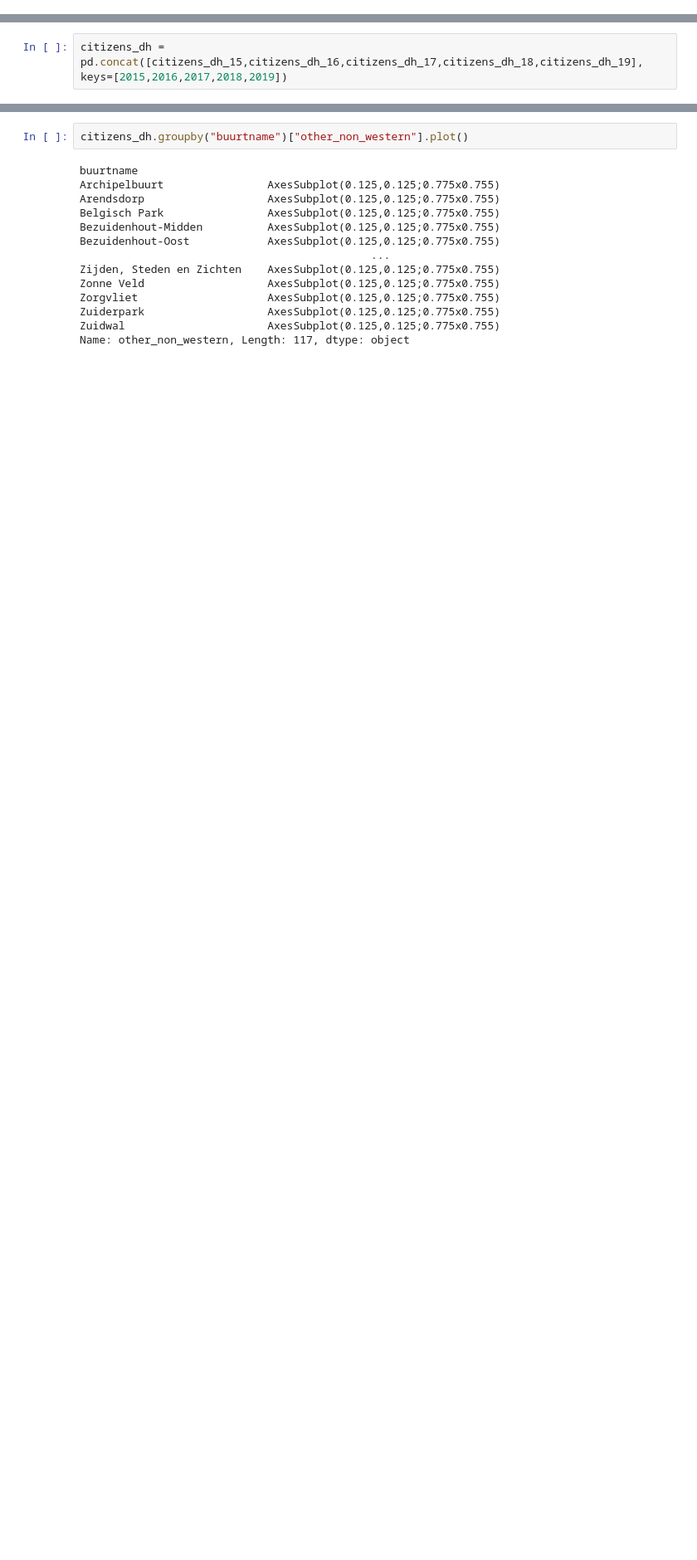
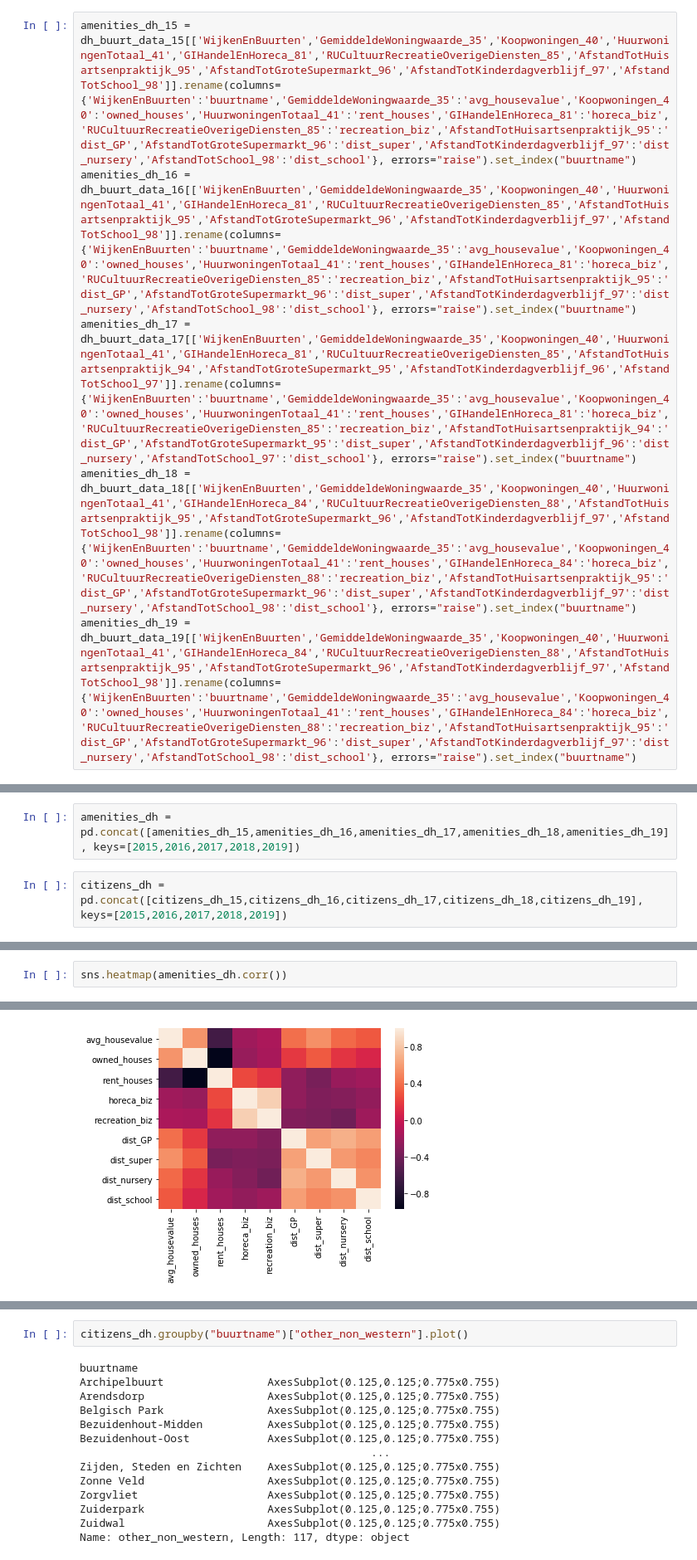
Before and after one commit to J-h-V/OpenDataDenHaag, a Jupyter notebook: DatasetCBS.ipynb, the cells around one changed output, grey strips where cells are left out. Shown at 83% size. Drawn from its saved outputs; the diff is of its cells as text; blank space fills up the shorter version.

```diff
--- a/DatasetCBS.ipynb
+++ b/DatasetCBS.ipynb
@@ -35 +46,7 @@ education_17.head(5)
+# %%
+amenities_dh_15 = dh_buurt_data_15[['WijkenEnBuurten','GemiddeldeWoningwaarde_35','Koopwoningen_40','HuurwoningenTotaal_41','GIHandelEnHoreca_81','RUCultuurRecreatieOverigeDiensten_85','AfstandTotHuisartsenpraktijk_95','AfstandTotGroteSupermarkt_96','AfstandTotKinderdagverblijf_97','AfstandTotSchool_98']].rename(columns={'WijkenEnBuurten':'buurtname','GemiddeldeWoningwaarde_35':'avg_housevalue','Koopwoningen_40':'owned_houses','HuurwoningenTotaal_41':'rent_houses','GIHandelEnHoreca_81':'horeca_biz','RUCultuurRecreatieOverigeDiensten_85':'recreation_biz','AfstandTotHuisartsenpraktijk_95':'dist_GP','AfstandTotGroteSupermarkt_96':'dist_super','AfstandTotKinderdagverblijf_97':'dist_nursery','AfstandTotSchool_98':'dist_school'}, errors="raise").set_index("buurtname")
+amenities_dh_16 = dh_buurt_data_16[['WijkenEnBuurten','GemiddeldeWoningwaarde_35','Koopwoningen_40','HuurwoningenTotaal_41','GIHandelEnHoreca_81','RUCultuurRecreatieOverigeDiensten_85','AfstandTotHuisartsenpraktijk_95','AfstandTotGroteSupermarkt_96','AfstandTotKinderdagverblijf_97','AfstandTotSchool_98']].rename(columns={'WijkenEnBuurten':'buurtname','GemiddeldeWoningwaarde_35':'avg_housevalue','Koopwoningen_40':'owned_houses','HuurwoningenTotaal_41':'rent_houses','GIHandelEnHoreca_81':'horeca_biz','RUCultuurRecreatieOverigeDiensten_85':'recreation_biz','AfstandTotHuisartsenpraktijk_95':'dist_GP','AfstandTotGroteSupermarkt_96':'dist_super','AfstandTotKinderdagverblijf_97':'dist_nursery','AfstandTotSchool_98':'dist_school'}, errors="raise").set_index("buurtname")
+amenities_dh_17 = dh_buurt_data_17[['WijkenEnBuurten','GemiddeldeWoningwaarde_35','Koopwoningen_40','HuurwoningenTotaal_41','GIHandelEnHoreca_81','RUCultuurRecreatieOverigeDiensten_85','AfstandTotHuisartsenpraktijk_94','AfstandTotGroteSupermarkt_95','AfstandTotKinderdagverblijf_96','AfstandTotSchool_97']].rename(columns={'WijkenEnBuurten':'buurtname','GemiddeldeWoningwaarde_35':'avg_housevalue','Koopwoningen_40':'owned_houses','HuurwoningenTotaal_41':'rent_houses','GIHandelEnHoreca_81':'horeca_biz','RUCultuurRecreatieOverigeDiensten_85':'recreation_biz','AfstandTotHuisartsenpraktijk_94':'dist_GP','AfstandTotGroteSupermarkt_95':'dist_super','AfstandTotKinderdagverblijf_96':'dist_nursery','AfstandTotSchool_97':'dist_school'}, errors="raise").set_index("buurtname")
+amenities_dh_18 = dh_buurt_data_18[['WijkenEnBuurten','GemiddeldeWoningwaarde_35','Koopwoningen_40','HuurwoningenTotaal_41','GIHandelEnHoreca_84','RUCultuurRecreatieOverigeDiensten_88','AfstandTotHuisartsenpraktijk_95','AfstandTotGroteSupermarkt_96','AfstandTotKinderdagverblijf_97','AfstandTotSchool_98']].rename(columns={'WijkenEnBuurten':'buurtname','GemiddeldeWoningwaarde_35':'avg_housevalue','Koopwoningen_40':'owned_houses','HuurwoningenTotaal_41':'rent_houses','GIHandelEnHoreca_84':'horeca_biz','RUCultuurRecreatieOverigeDiensten_88':'recreation_biz','AfstandTotHuisartsenpraktijk_95':'dist_GP','AfstandTotGroteSupermarkt_96':'dist_super','AfstandTotKinderdagverblijf_97':'dist_nursery','AfstandTotSchool_98':'dist_school'}, errors="raise").set_index("buurtname")
+amenities_dh_19 = dh_buurt_data_19[['WijkenEnBuurten','GemiddeldeWoningwaarde_35','Koopwoningen_40','HuurwoningenTotaal_41','GIHandelEnHoreca_84','RUCultuurRecreatieOverigeDiensten_88','AfstandTotHuisartsenpraktijk_95','AfstandTotGroteSupermarkt_96','AfstandTotKinderdagverblijf_97','AfstandTotSchool_98']].rename(columns={'WijkenEnBuurten':'buurtname','GemiddeldeWoningwaarde_35':'avg_housevalue','Koopwoningen_40':'owned_houses','HuurwoningenTotaal_41':'rent_houses','GIHandelEnHoreca_84':'horeca_biz','RUCultuurRecreatieOverigeDiensten_88':'recreation_biz','AfstandTotHuisartsenpraktijk_95':'dist_GP','AfstandTotGroteSupermarkt_96':'dist_super','AfstandTotKinderdagverblijf_97':'dist_nursery','AfstandTotSchool_98':'dist_school'}, errors="raise").set_index("buurtname")
 # %%
@@ -41,2 +58,4 @@ citizens_dh_19 = dh_buurt_data_19[['WijkenEnBuurten','AantalInwoners_5','Westers
+# %%
+amenities_dh = pd.concat([amenities_dh_15,amenities_dh_16,amenities_dh_17,amenities_dh_18,amenities_dh_19], keys=[2015,2016,2017,2018,2019])
 # %%
 citizens_dh = pd.concat([citizens_dh_15,citizens_dh_16,citizens_dh_17,citizens_dh_18,citizens_dh_19], keys=[2015,2016,2017,2018,2019])
@@ -58,0 +103,3 @@ citizens_dh
+# %%
+sns.heatmap(amenities_dh.corr())
+# %% [output]
@@ -58,0 +107 @@ citizens_dh
+[figure, added]
```
Also changed, not shown: parts of 9 cells of this notebook.
